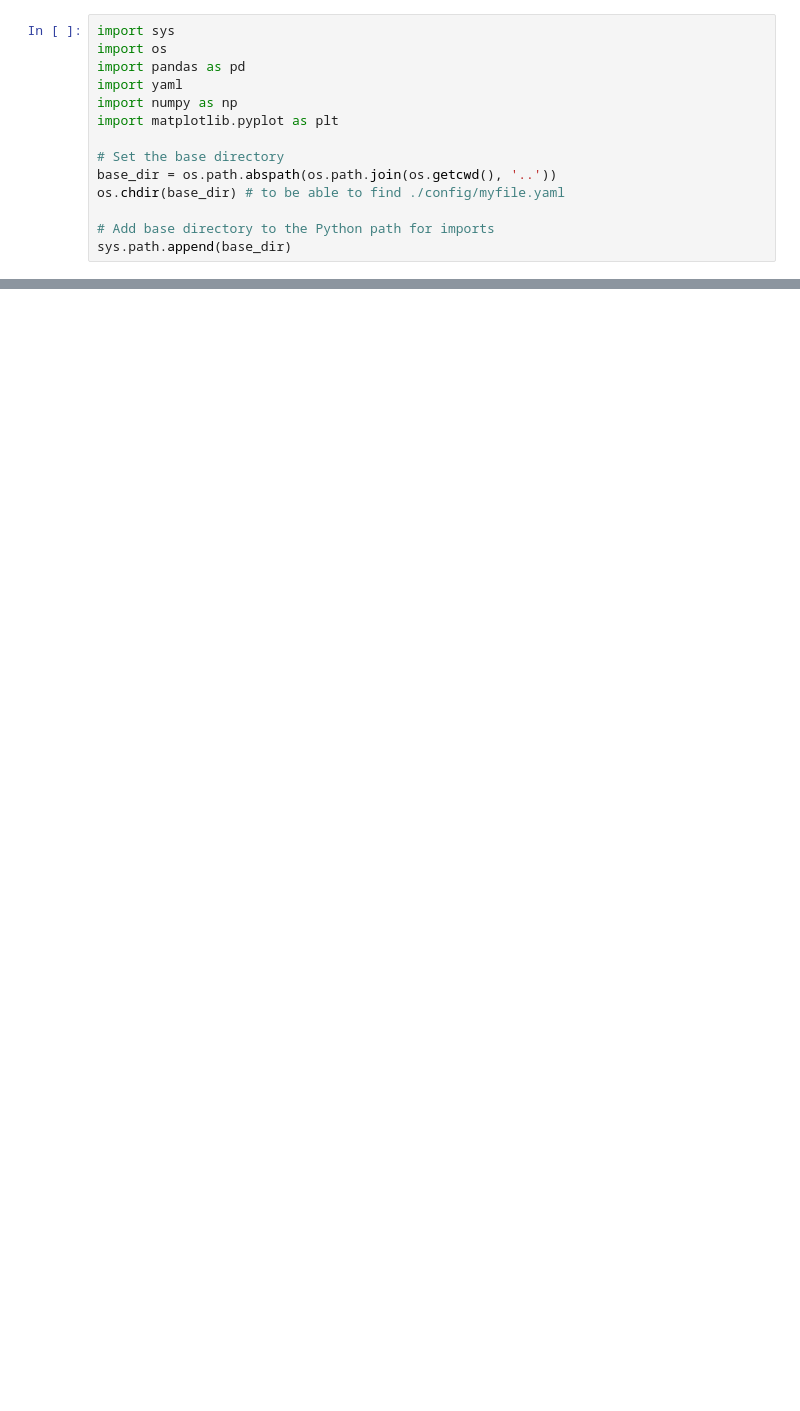
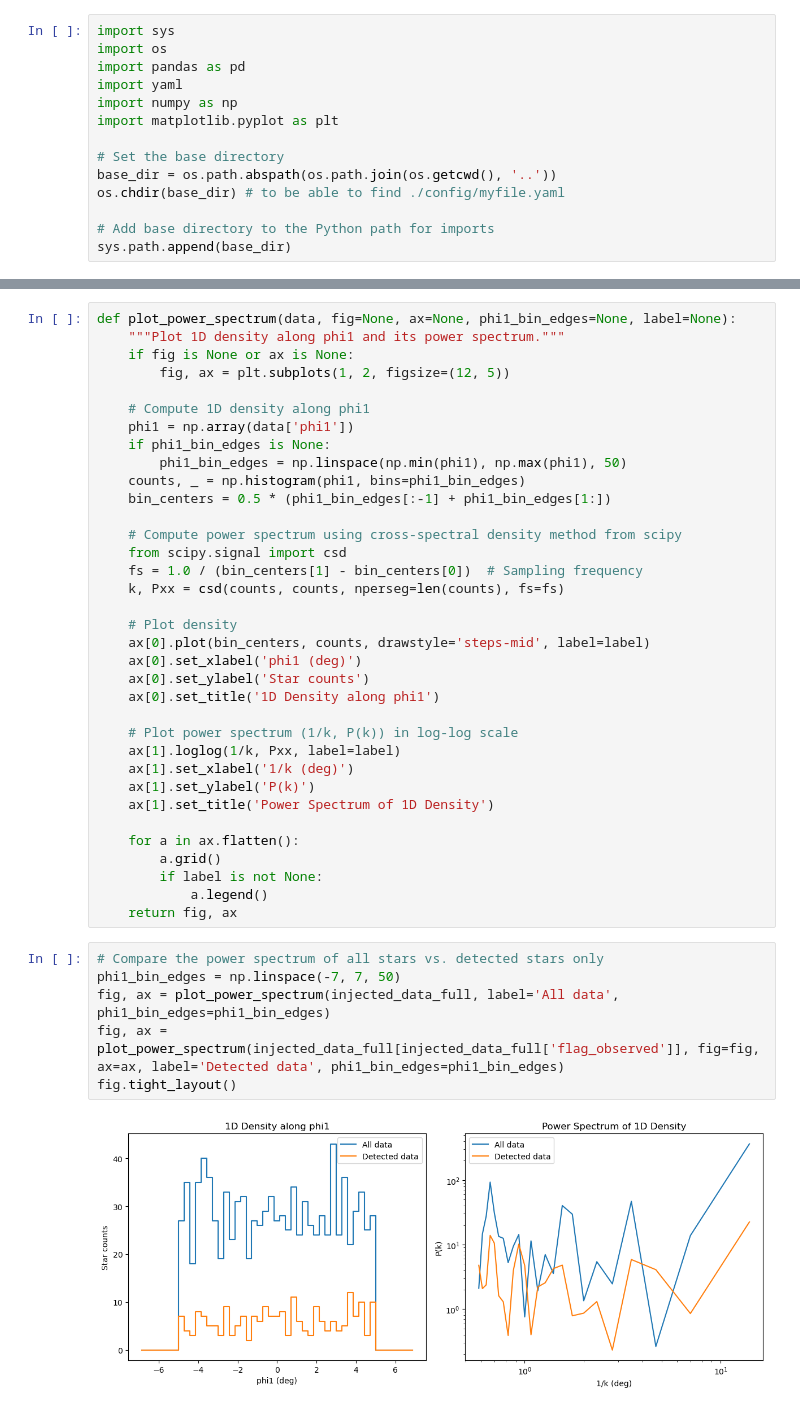
Before and after one commit to LSSTDESC/stream_sim, a Jupyter notebook: notebooks/tutorial_inject_stream.ipynb, the cells around one changed output, grey strips where cells are left out. Drawn from its saved outputs; the diff is of its cells as text; blank space fills up the shorter version.

```diff
--- a/notebooks/tutorial_inject_stream.ipynb
+++ b/notebooks/tutorial_inject_stream.ipynb
@@ -139,0 +315,43 @@ Applying detection cut on g band with SNR >= 5.0
+# %%
+def plot_power_spectrum(data, fig=None, ax=None, phi1_bin_edges=None, label=None):
+    """Plot 1D density along phi1 and its power spectrum."""
+    if fig is None or ax is None:
+        fig, ax = plt.subplots(1, 2, figsize=(12, 5))
+
+    # Compute 1D density along phi1
+    phi1 = np.array(data['phi1'])
+    if phi1_bin_edges is None:
+        phi1_bin_edges = np.linspace(np.min(phi1), np.max(phi1), 50)
+    counts, _ = np.histogram(phi1, bins=phi1_bin_edges)
+    bin_centers = 0.5 * (phi1_bin_edges[:-1] + phi1_bin_edges[1:])
+
+    # Compute power spectrum using cross-spectral density method from scipy
+    from scipy.signal import csd
+    fs = 1.0 / (bin_centers[1] - bin_centers[0])  # Sampling frequency
+    k, Pxx = csd(counts, counts, nperseg=len(counts), fs=fs)
+
+    # Plot density
+    ax[0].plot(bin_centers, counts, drawstyle='steps-mid', label=label)
+    ax[0].set_xlabel('phi1 (deg)')
+    ax[0].set_ylabel('Star counts')
+    ax[0].set_title('1D Density along phi1')
+
+    # Plot power spectrum (1/k, P(k)) in log-log scale
+    ax[1].loglog(1/k, Pxx, label=label)
+    ax[1].set_xlabel('1/k (deg)')
+    ax[1].set_ylabel('P(k)')
+    ax[1].set_title('Power Spectrum of 1D Density')
+
+    for a in ax.flatten():
+        a.grid()
+        if label is not None:
+            a.legend()
+    return fig, ax
+# %%
+# Compare the power spectrum of all stars vs. detected stars only
+phi1_bin_edges = np.linspace(-7, 7, 50)
+fig, ax = plot_power_spectrum(injected_data_full, label='All data', phi1_bin_edges=phi1_bin_edges)
+fig, ax = plot_power_spectrum(injected_data_full[injected_data_full['flag_observed']], fig=fig, ax=ax, label='Detected data', phi1_bin_edges=phi1_bin_edges)
+fig.tight_layout()
+# %% [output]
+[figure, added]
```
Also changed, not shown: parts of 29 cells of this notebook, 1 other file.
